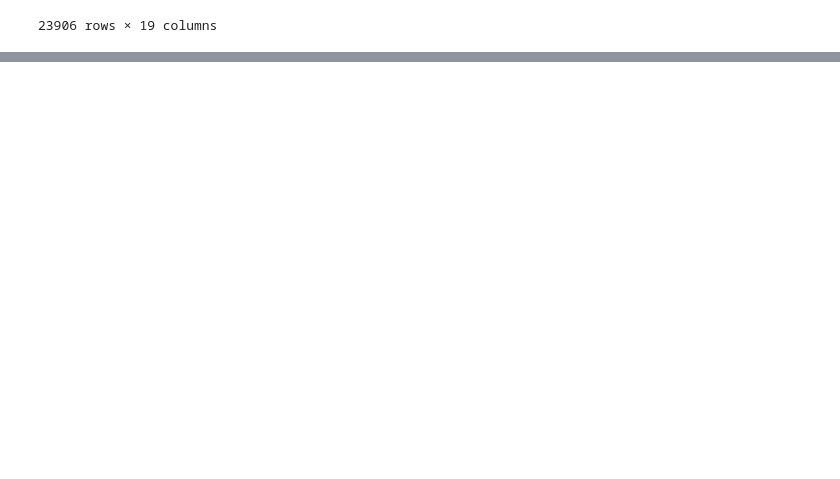
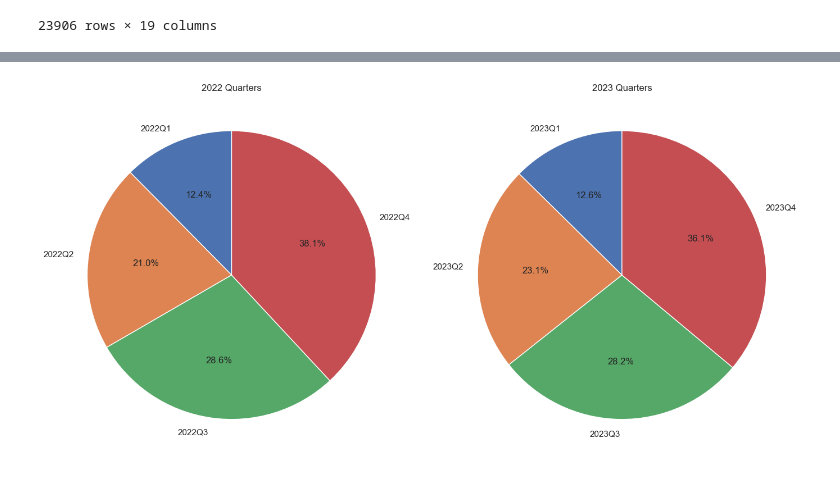
Before and after one commit to ikwabia/Car-Sales-, a Jupyter notebook: car_analysis.ipynb, the cells around one changed output, grey strips where cells are left out. Saved outputs shown, nothing was run; the diff lists cells and outputs as text; code cells hidden in the pictures; blank space fills up the shorter version.

```diff
--- a/car_analysis.ipynb
+++ b/car_analysis.ipynb
@@ -326,0 +382,4 @@ yearly_sales = car_sales_df.resample('Y', on='Sale Date')['Sales Amount'].sum()
+# %%
+car_sales_df['Quarter'] = car_sales_df['Sale Date'].dt.to_period('Q')
+quarterly_sales = car_sales_df.groupby('Quarter')['Price ($)'].sum().reset_index()
+quarterly_sales
@@ -326,0 +396,5 @@ yearly_sales = car_sales_df.resample('Y', on='Sale Date')['Sales Amount'].sum()
+# %%
+year_1_Q_sales = quarterly_sales.iloc[0:4]
+year_2_Q_sales = quarterly_sales.iloc[4:9]
+print(year_1_Q_sales)
+print(year_2_Q_sales)
@@ -326,0 +412,17 @@ yearly_sales = car_sales_df.resample('Y', on='Sale Date')['Sales Amount'].sum()
+# %%
+# Creating the subplots for the pie charts
+fig, (ax1, ax2) = plt.subplots(1, 2, figsize=(14, 7))
+
+# Pie chart for the first dataframe (2022)
+ax1.pie(year_1_Q_sales['Price ($)'], labels=year_1_Q_sales['Quarter'], autopct='%1.1f%%', startangle=90)
+ax1.set_title('2022 Quarters')
+
+# Pie chart for the second dataframe (2023)
+ax2.pie(year_2_Q_sales['Price ($)'], labels=year_2_Q_sales['Quarter'], autopct='%1.1f%%', startangle=90)
+ax2.set_title('2023 Quarters')
+
+# Display the plots
+plt.tight_layout()
+plt.show()
+# %% [output]
+[figure, added]
```
Also changed, not shown: parts of 13 cells of this notebook.
